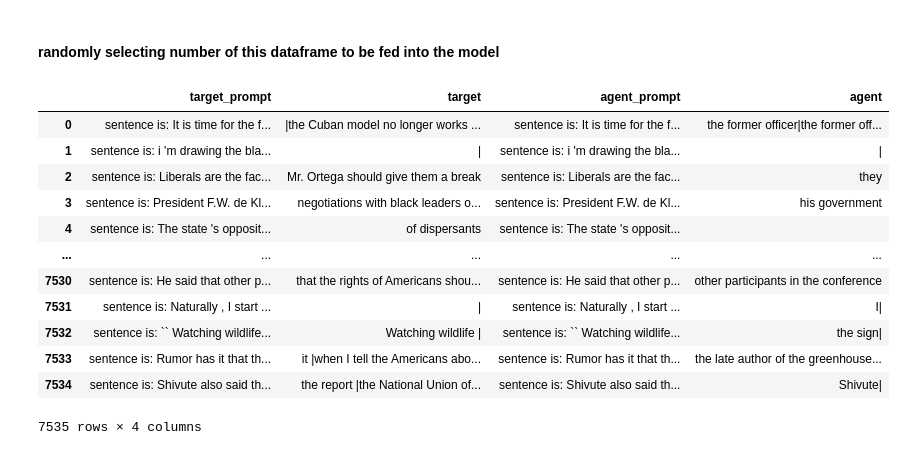
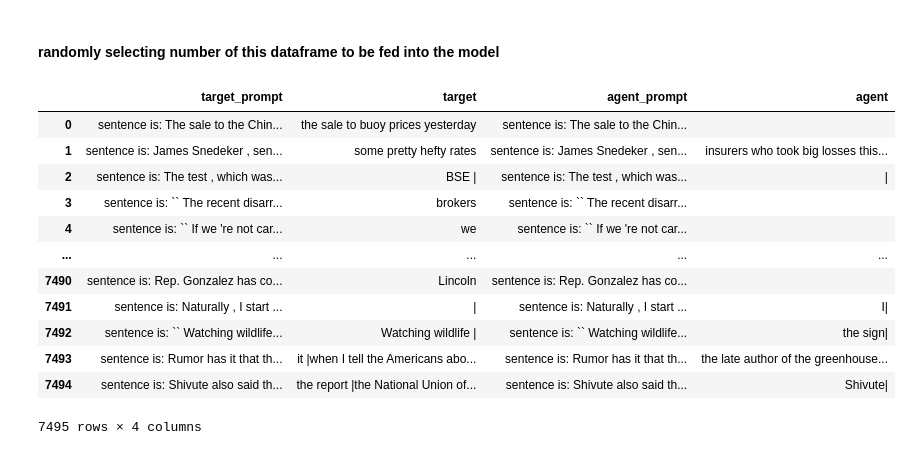
Before and after one commit to houman-nr/vigilant-umbrella, a Jupyter notebook: ORL_on_SRL_Cosign-Similarity.ipynb, the cells around one changed output. Drawn from its saved outputs; the diff is of its cells as text; code cells hidden in the pictures.

```diff
--- a/ORL_on_SRL_Cosign-Similarity.ipynb
+++ b/ORL_on_SRL_Cosign-Similarity.ipynb
@@ -41,7 +41,7 @@ MAX_LABEL_LENGTH = 8
 MODEL_LINK = "google/flan-t5-small"
 FOLD_NUMBER = 0
 SEED = 0
-srl_data_link = '/kaggle/input/srl-cosign-similarity/4000 sample sentence with the highest cosine similarity.csv'
+srl_data_link = '/kaggle/input/srl-w-cluster-number103k/SRL_Dataset_With_60_Clusters-Similarity.csv'
 # %%
 def set_seed():
     random.seed(SEED)
@@ -404,7 +404,7 @@ def train_data(data_loader, v_data_loader):
 ### .
 # %%
 srl = pd.read_csv(srl_data_link)
-agents, targets, verbs, sentences = [], [], [], []
+agents, targets, verbs, sentences, cluster_number, cosign_value = [], [], [], [], [], []
 for i in range(len(srl)):
 
     #single line of data is selected from df
@@ -425,7 +425,15 @@ for i in range(len(srl)):
             targets.append("")
         sentences.append(line['SENTENCE'])
         verbs.append(line['PREDICATES'])
+        cluster_number.append(line['Cluster_Number'])
+        cosign_value.append(line['Similarity'])
 
-srl_df = pd.DataFrame({'sentences': sentences, 'verbs': verbs, 'agents': agents, 'targets': targets}, dtype='object').fillna('')
+srl_df = pd.DataFrame({'sentences': sentences,
+                       'verbs': verbs,
+                       'agents': agents,
+                       'targets': targets,
+                       'cluster_no': cluster_number,
+                       'cosign_value': cosign_value},
+                      dtype='object').fillna('')
 srl_df
 # %% [output]
@@ -445,13 +453,19 @@ srl_df
 # %%
-agent_prompts, agents, target_prompts, targets = [], [], [], []
+agent_prompts, agents, target_prompts, targets, cluster_no, cosign_value = [], [], [], [], [], []
 for i in range(len(srl_df)):
     line = srl_df.iloc[i]
     agent_prompts.append(f"sentence is: {line['sentences']} this is verb: {line['verbs']} find agent for this veerb in the sentence")
     agents.append(line['agents'])
     target_prompts.append(f"sentence is: {line['sentences']} this is verb: {line['verbs']} find target for this verb in the sentence")
     targets.append(line['targets'])
-    # (f"sentence is: \{{input_df['sentence'][i]}} this is DSE: {input_df['dse'][i]}. find target for DSE in the sentence?")
+    cluster_no.append(line['cluster_no'])
+    cosign_value.append(line['cosign_value'])
 srl_df = []
-srl_df = pd.DataFrame({'agent_prompt': agent_prompts, 'agent': agents, 'target_prompt': target_prompts, 'target': targets})
+srl_df = pd.DataFrame({'agent_prompt': agent_prompts,
+                       'agent': agents,
+                       'target_prompt': target_prompts,
+                       'target': targets,
+                       'cluster_no': cluster_number,
+                       'cosign_value': cosign_value})
 srl_df
 # %% [output]
@@ -471,42 +561,43 @@ srl_df
 # %% [markdown]
 #### randomly selecting number of this dataframe to be fed into the model
 # %%
+srl_train_nk.drop(columns=['cluster_no', 'cosign_value'], inplace=True)
 def combine_and_shuffle(df1, df2, SEED=None):
     """
     Combines two DataFrames with the same columns and shuffles the rows.
 
     Args:
         df1 (pd.DataFrame): The first DataFrame.
         df2 (pd.DataFrame): The second DataFrame.
         seed (int, optional): Random seed for reproducibility.
 
     Returns:
         pd.DataFrame: A new DataFrame with rows from both DataFrames shuffled.
     """
     # Combine the two DataFrames using pd.concat
     combined_df = pd.concat([df1, df2], ignore_index=True)
 
     # Shuffle the combined DataFrame
     shuffled_df = combined_df.sample(frac=1, random_state=SEED).reset_index(drop=True)
 
     return shuffled_df
-orl_srl = combine_and_shuffle(train_df, srl_df, SEED)
+orl_srl = combine_and_shuffle(train_df, srl_train_nk, SEED)
 orl_srl.drop(columns=['sentence', 'dse'], inplace=True)
 orl_srl
 # %% [output]
 |  | target_prompt | target | agent_prompt | agent |
-| 0 | sentence is: It is time for the f... | |the Cuban model no longer works ... | sentence is: It is time for the f... | the former officer|the former off... |
-| 1 | sentence is: i 'm drawing the bla... | | | sentence is: i 'm drawing the bla... | | |
-| 2 | sentence is: Liberals are the fac... | Mr. Ortega should give them a break | sentence is: Liberals are the fac... | they |
-| 3 | sentence is: President F.W. de Kl... | negotiations with black leaders o... | sentence is: President F.W. de Kl... | his government |
-| 4 | sentence is: The state 's opposit... | of dispersants | sentence is: The state 's opposit... |  |
+| 0 | sentence is: The sale to the Chin... | the sale to buoy prices yesterday | sentence is: The sale to the Chin... |  |
+| 1 | sentence is: James Snedeker , sen... | some pretty hefty rates | sentence is: James Snedeker , sen... | insurers who took big losses this... |
+| 2 | sentence is: The test , which was... | BSE | | sentence is: The test , which was... | | |
+| 3 | sentence is: `` The recent disarr... | brokers | sentence is: `` The recent disarr... |  |
+| 4 | sentence is: `` If we 're not car... | we | sentence is: `` If we 're not car... |  |
 | ... | ... | ... | ... | ... |
-| 7530 | sentence is: He said that other p... | that the rights of Americans shou... | sentence is: He said that other p... | other participants in the conference |
-| 7531 | sentence is: Naturally , I start ... | | | sentence is: Naturally , I start ... | I| |
-| 7532 | sentence is: `` Watching wildlife... | Watching wildlife | | sentence is: `` Watching wildlife... | the sign| |
-| 7533 | sentence is: Rumor has it that th... | it |when I tell the Americans abo... | sentence is: Rumor has it that th... | the late author of the greenhouse... |
-| 7534 | sentence is: Shivute also said th... | the report |the National Union of... | sentence is: Shivute also said th... | Shivute| |
+| 7490 | sentence is: Rep. Gonzalez has co... | Lincoln | sentence is: Rep. Gonzalez has co... |  |
+| 7491 | sentence is: Naturally , I start ... | | | sentence is: Naturally , I start ... | I| |
+| 7492 | sentence is: `` Watching wildlife... | Watching wildlife | | sentence is: `` Watching wildlife... | the sign| |
+| 7493 | sentence is: Rumor has it that th... | it |when I tell the Americans abo... | sentence is: Rumor has it that th... | the late author of the greenhouse... |
+| 7494 | sentence is: Shivute also said th... | the report |the National Union of... | sentence is: Shivute also said th... | Shivute| |
-7535 rows × 4 columns
+7495 rows × 4 columns
 # %%
 # Create a data loader for TRAIN dataframe
 train_dataset = CustomDataset(orl_srl, tokenizer, max_length4text= MAX_INPUT_LENGTH, max_length4label= MAX_LABEL_LENGTH)
```
Also changed, not shown: parts of 7 cells of this notebook.
